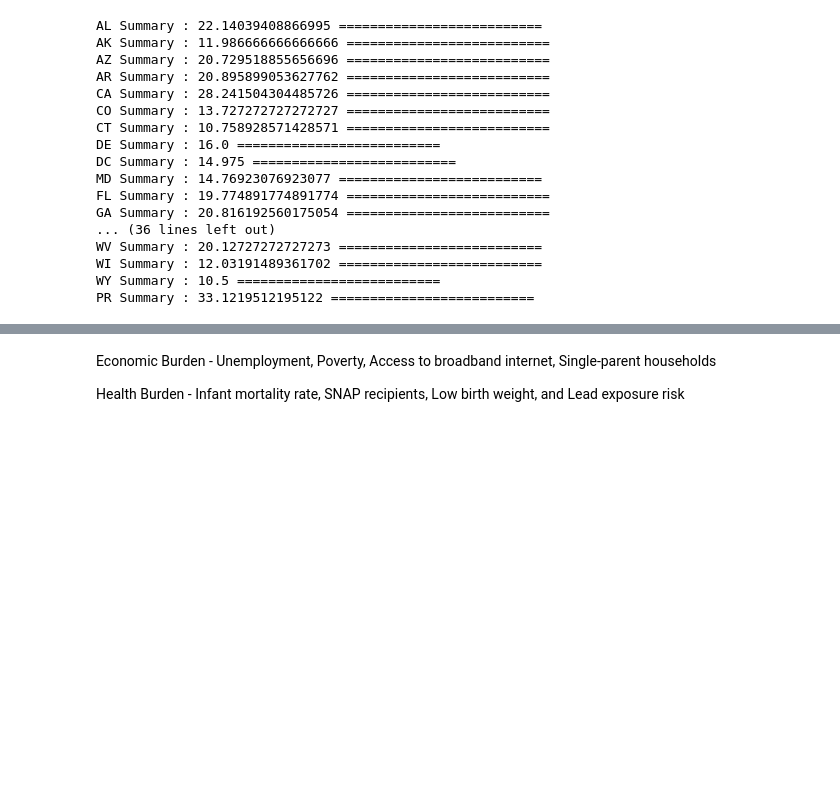
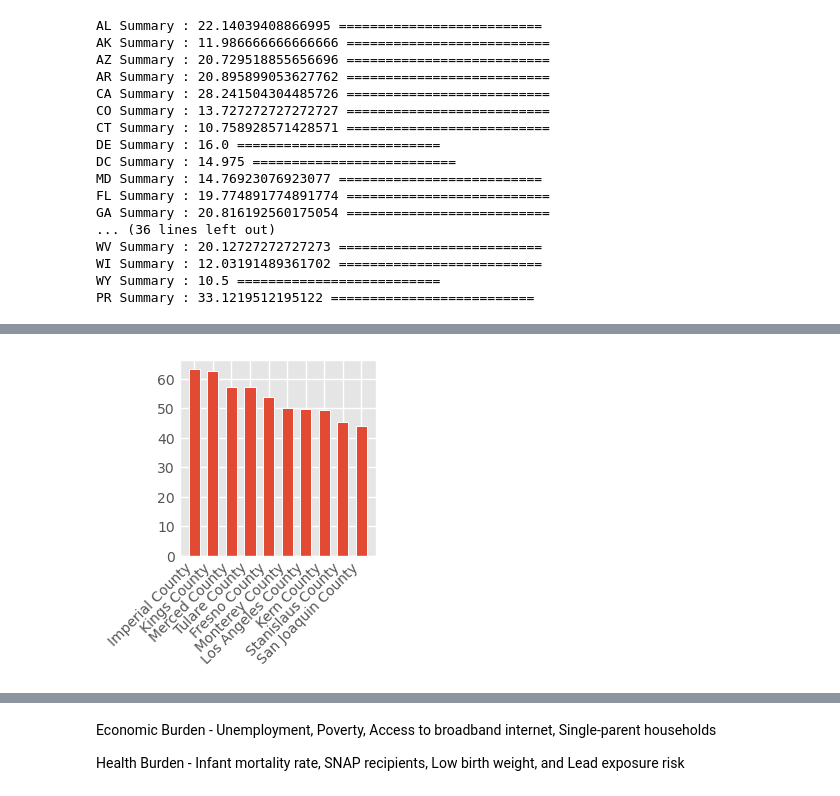
Before and after one commit to PerryWithAP/CDC-2026---Biokind-Team, a Jupyter notebook: Perry-Test.ipynb, the cells around one changed output, grey strips where cells are left out. Cells and saved outputs as stored; diff of their text form; code cells hidden in the pictures; blank space fills up the shorter version.

```diff
--- a/Perry-Test.ipynb
+++ b/Perry-Test.ipynb
@@ -185,0 +540,15 @@ DF_Means.T.sort_values(0)
+# %%
+DF_CA_agg_Education_top_10 = DF_CA_agg_Education_Sorted[:10]
+
+plt.style.use('ggplot')
+
+fig, ax = plt.subplots()
+
+ax.bar(DF_CA_agg_Education_top_10.index, DF_CA_agg_Education_top_10, width=.6, edgecolor="white", linewidth=0.7)
+
+ax.set_xticks(DF_CA_agg_Education_top_10.index)
+ax.set_xticklabels(DF_CA_agg_Education_top_10.index, rotation=45, ha='right')
+
+plt.show()
+# %% [output]
+[figure, added]
```
Also changed, not shown: parts of 24 cells of this notebook, 1 other file.
